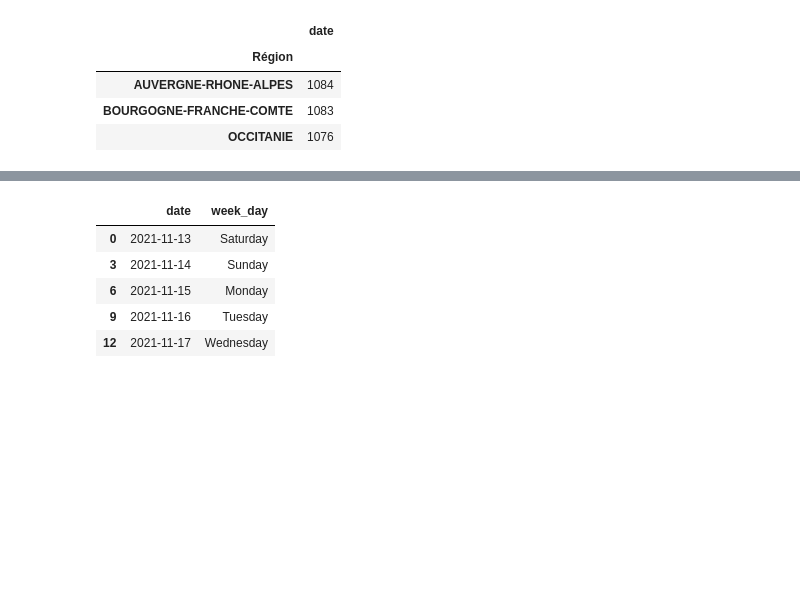
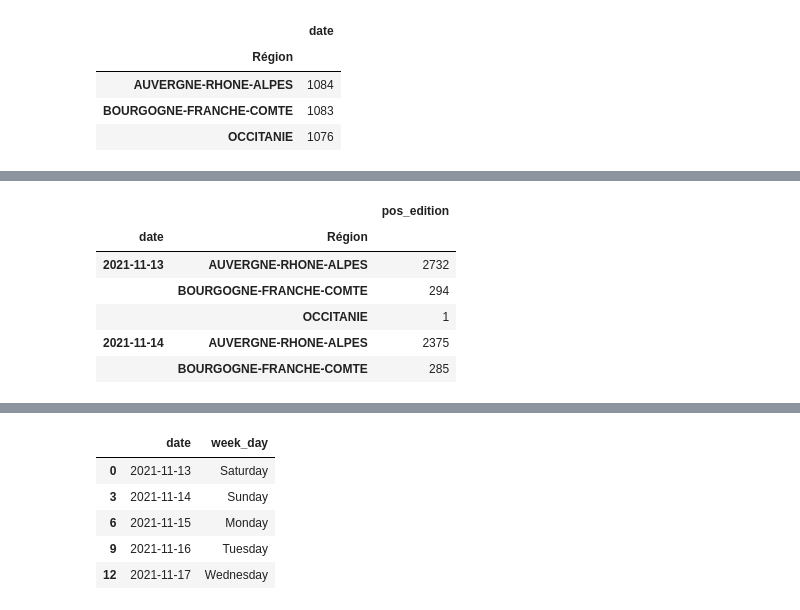
Before and after one commit to alexdoss/git_practivce, a Jupyter notebook: xray_weekday_config.ipynb, the cells around one changed output, grey strips where cells are left out. Drawn from its saved outputs; the diff is of its cells as text; code cells hidden in the pictures; blank space fills up the shorter version.

```diff
--- a/xray_weekday_config.ipynb
+++ b/xray_weekday_config.ipynb
@@ -105,0 +153,12 @@ parutions_per_region.head()
+# %%
+#unique PoS-edition provided by region
+pos_edition_provided_issues=df_merge[['date', 'Région', 'pos_edition']].groupby(['date', 'Région']).nunique()
+pos_edition_provided_issues.head()
+# %% [output]
+|  |  | pos_edition |
+| date | Région |  |
+| 2021-11-13 | AUVERGNE-RHONE-ALPES | 2732 |
+|  | BOURGOGNE-FRANCHE-COMTE | 294 |
+|  | OCCITANIE | 1 |
+| 2021-11-14 | AUVERGNE-RHONE-ALPES | 2375 |
+|  | BOURGOGNE-FRANCHE-COMTE | 285 |
```
Also changed, not shown: parts of 9 cells of this notebook.
